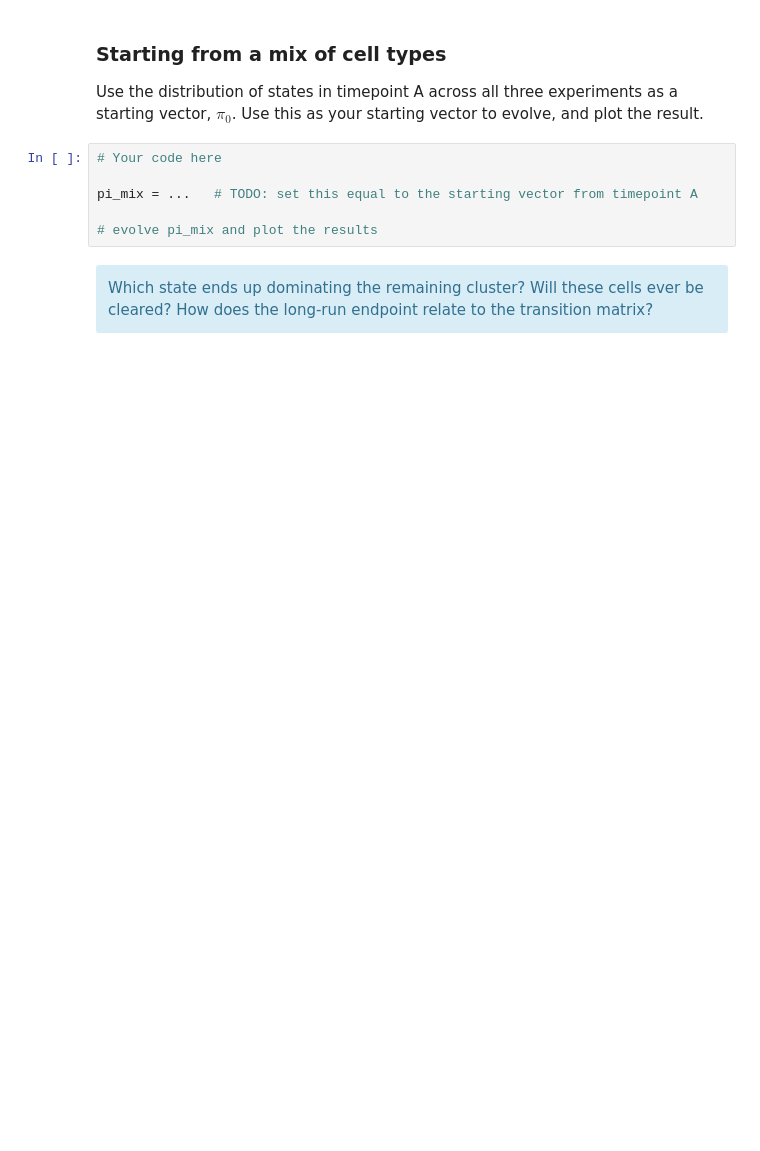
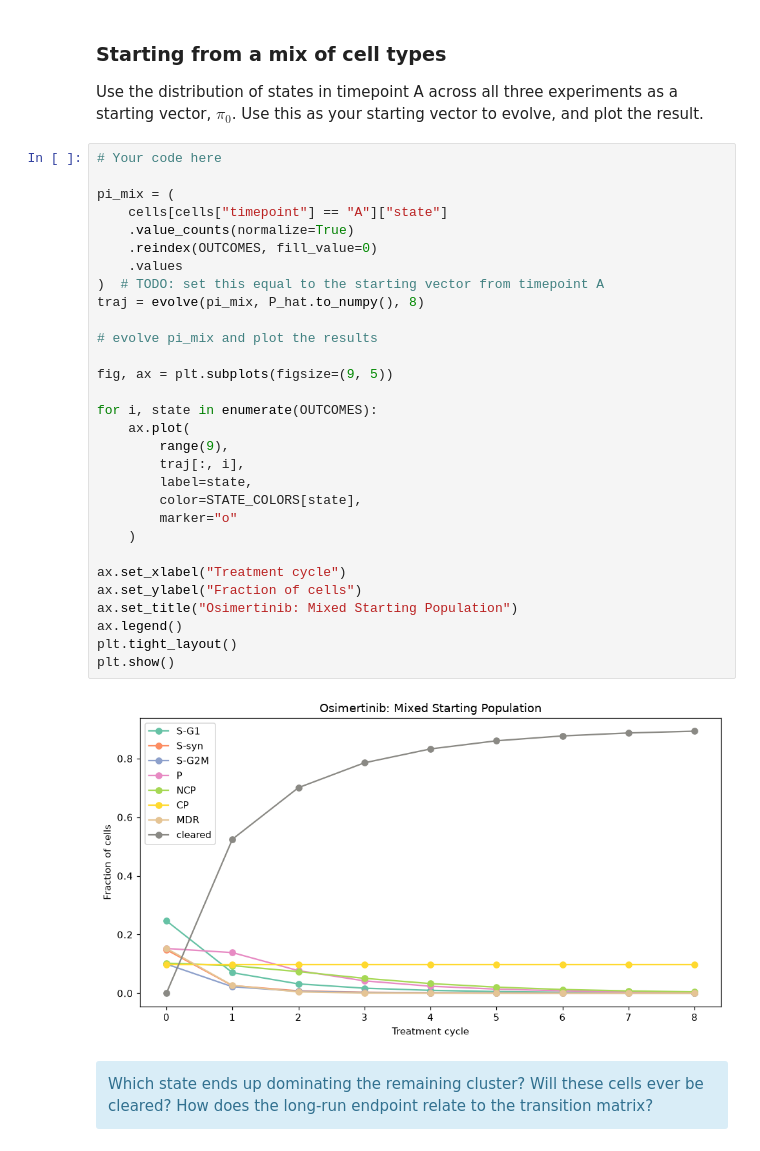
Before and after one commit to tworkneh1/uu_markov1, a Jupyter notebook: lab_2/Lab09_markov_chain_cells.ipynb, the cells around one changed output. Saved outputs shown, nothing was run; the diff lists cells and outputs as text; blank space fills up the shorter version.

```diff
--- a/lab_2/Lab09_markov_chain_cells.ipynb
+++ b/lab_2/Lab09_markov_chain_cells.ipynb
@@ -225,8 +296,34 @@ Use the distribution of states in timepoint A across all three experiments as a
 # %%
 # Your code here
 
-pi_mix = ...   # TODO: set this equal to the starting vector from timepoint A
+pi_mix = (
+    cells[cells["timepoint"] == "A"]["state"]
+    .value_counts(normalize=True)
+    .reindex(OUTCOMES, fill_value=0)
+    .values
+)  # TODO: set this equal to the starting vector from timepoint A
+traj = evolve(pi_mix, P_hat.to_numpy(), 8)
 
 # evolve pi_mix and plot the results
+
+fig, ax = plt.subplots(figsize=(9, 5))
+
+for i, state in enumerate(OUTCOMES):
+    ax.plot(
+        range(9),
+        traj[:, i],
+        label=state,
+        color=STATE_COLORS[state],
+        marker="o"
+    )
+
+ax.set_xlabel("Treatment cycle")
+ax.set_ylabel("Fraction of cells")
+ax.set_title("Osimertinib: Mixed Starting Population")
+ax.legend()
+plt.tight_layout()
+plt.show()
+# %% [output]
+[figure, added]
 # %% [markdown]
 <div class = "alert alert-info"> Which state ends up dominating the remaining cluster? Will these cells ever be cleared? How does the long-run endpoint relate to the transition matrix?</div>
```
Also changed, not shown: parts of 27 cells of this notebook.
